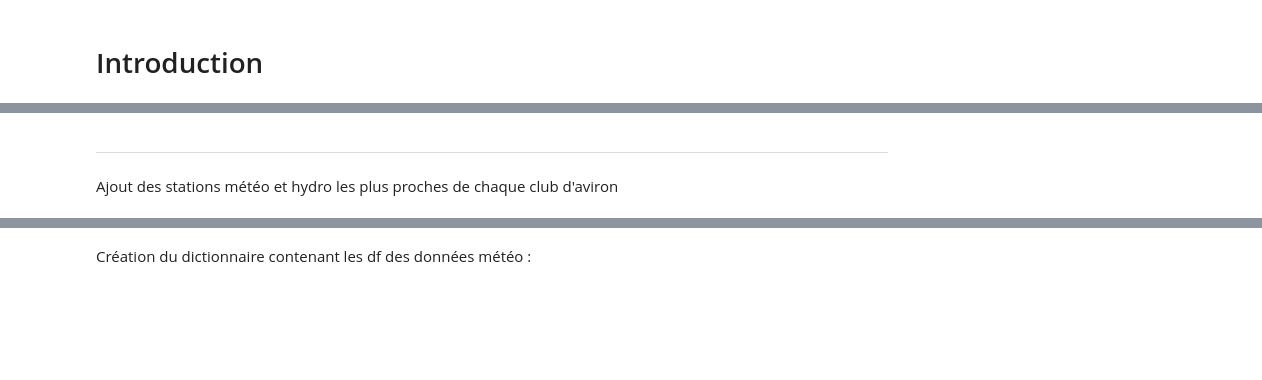
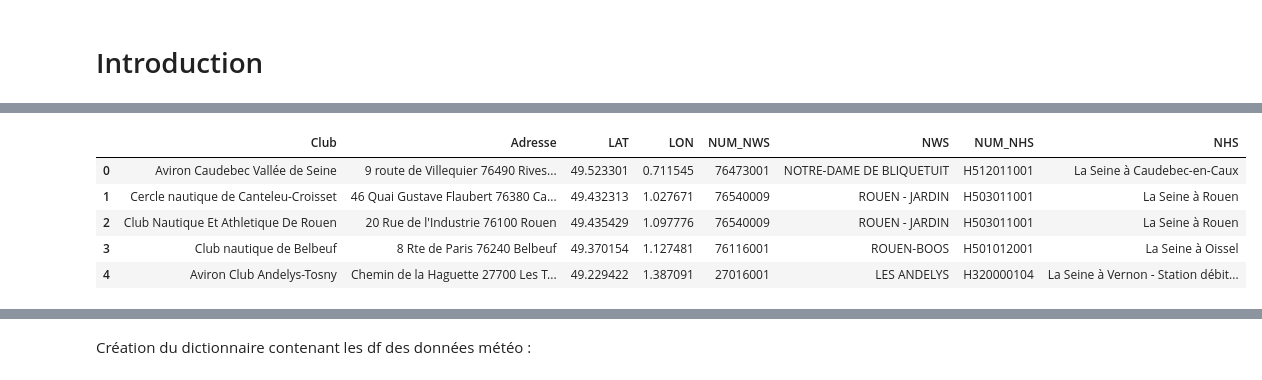
Before and after one commit to vadim-gisserot/Projet-de-Python-Leroux-Gisserot, a Jupyter notebook: notebooks/Compte-rendu de l'analyse.ipynb, the cells around one changed output, grey strips where cells are left out. Cells and saved outputs as stored; diff of their text form; code cells hidden in the pictures; blank space fills up the shorter version.

```diff
--- a/notebooks/draft2.ipynb
+++ b/notebooks/Compte-rendu de l'analyse.ipynb
@@ -105,7 +132,19 @@ liste_stations_hydro = liste_stations_hydro.drop(['typestation', 'dtmiseservice'
-# %% [markdown]
----
-
-Ajout des stations météo et hydro les plus proches de chaque club d'aviron
 # %%
-stations_meteo_clubs = add_station_info_to_clubs(clubs_aviron, meteo_horaire, filter_keyword=None)
+#Ajout de la station météo la plus proche
+stations_meteo_clubs = add_station_info_to_clubs(clubs_aviron, meteo_horaire, filter_keyboard=None)
 stations_meteo_clubs = stations_meteo_clubs.rename(columns={'NUM_POSTE': 'NUM_NWS', 'NOM_USUEL': 'NWS'}) # NWS = Nearest Weather Station
+
+#Ajout de la station hydrométrique la plus proche
+stations_hydro_clubs = add_station_info_to_clubs(clubs_aviron, liste_stations_hydro, filter_keyboard='Seine') #Filtrer les stations prenant le débit de la Seine
+stations_hydro_clubs = stations_hydro_clubs.rename(columns={'NUM_POSTE': 'NUM_NHS', 'NOM_USUEL': 'NHS'}) # NHS = Nearest Hydro Station
+
+#Concaténation des dataframes.
+clubs_hydro_meteo = pd.merge(stations_meteo_clubs, stations_hydro_clubs, on=["Club", "Adresse", "LAT", "LON"], how="inner")
+clubs_hydro_meteo.head()
+# %% [output]
+|  | Club | Adresse | LAT | LON | NUM_NWS | NWS | NUM_NHS | NHS |
+| 0 | Aviron Caudebec Vallée de Seine | 9 route de Villequier 76490 Rives... | 49.523301 | 0.711545 | 76473001 | NOTRE-DAME DE BLIQUETUIT | H512011001 | La Seine à Caudebec-en-Caux |
+| 1 | Cercle nautique de Canteleu-Croisset | 46 Quai Gustave Flaubert 76380 Ca... | 49.432313 | 1.027671 | 76540009 | ROUEN - JARDIN | H503011001 | La Seine à Rouen |
+| 2 | Club Nautique Et Athletique De Rouen | 20 Rue de l'Industrie 76100 Rouen | 49.435429 | 1.097776 | 76540009 | ROUEN - JARDIN | H503011001 | La Seine à Rouen |
+| 3 | Club nautique de Belbeuf | 8 Rte de Paris 76240 Belbeuf | 49.370154 | 1.127481 | 76116001 | ROUEN-BOOS | H501012001 | La Seine à Oissel |
+| 4 | Aviron Club Andelys-Tosny | Chemin de la Haguette 27700 Les T... | 49.229422 | 1.387091 | 27016001 | LES ANDELYS | H320000104 | La Seine à Vernon - Station débit... |
```
Also changed, not shown: parts of 17 cells of this notebook, 10 other files.
